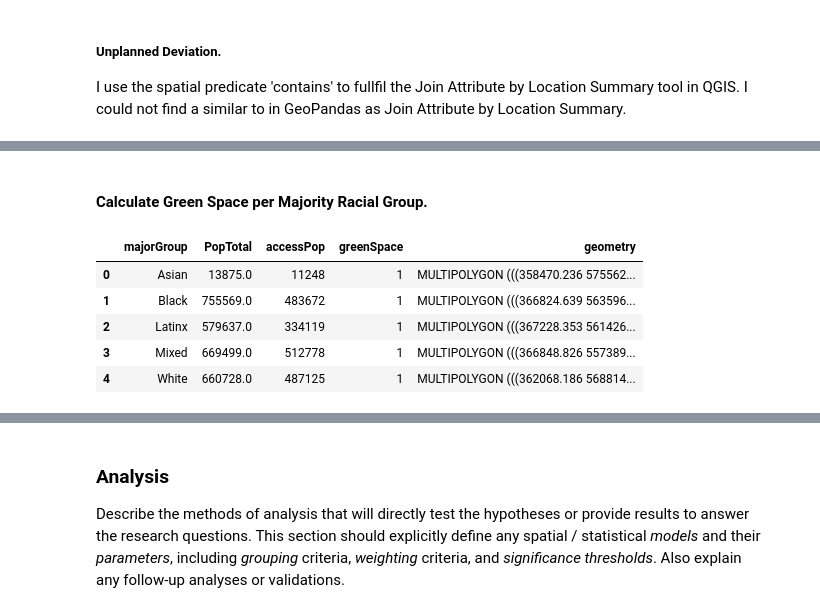
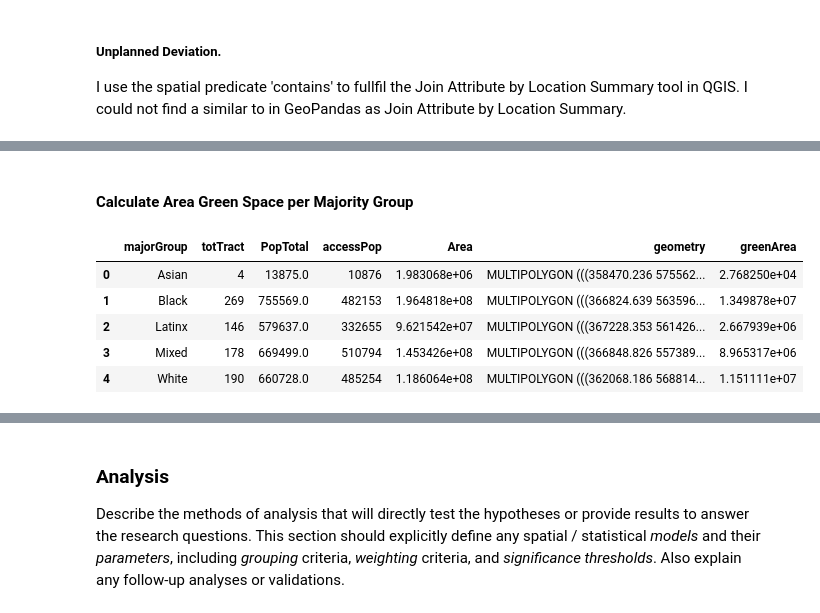
Before and after one commit to t-sutter/RPr-Chicago-Greenspaces, a Jupyter notebook: procedure/code/01-RPr-Chicago-Greenspaces.ipynb, the cells around one changed output, grey strips where cells are left out. Drawn from its saved outputs; the diff is of its cells as text; code cells hidden in the pictures.

```diff
--- a/procedure/code/01-RPr-Chicago-Greenspaces.ipynb
+++ b/procedure/code/01-RPr-Chicago-Greenspaces.ipynb
@@ -444,16 +444,15 @@ dtype: geometry
 # %% [markdown]
 #### Create Green Spaces Buffer
 # %%
-
 # Buffer greenSpaces by 0.25 miles. Returns a GeoSeries.
-greenSpacesBuffer = greenSpaces.buffer((0.25*5280*0.3048))
+greenSpacesBuffer = greenSpaces.buffer((0.25*5280*0.3048), resolution=5)
 # greenSpacesBuffer['geometry'] = buffered
 # # Set crs of GeoSeries.
 greenSpacesBuffer.set_crs('epsg:6454')
 data = {'greenSpace': ['1']}
 greenSpacesBuffer = gpd.GeoDataFrame(data, geometry = greenSpacesBuffer, crs='epsg:6454')
 
-# greenSpacesBuffer = greenSpacesBuffer.set_geometry(greenSpacesBuffer[0])
+greenSpacesBuffer.to_file('/Users/tatesutter/Desktop/Blocks/gpdGreenBuffers.shp')
 
 greenSpacesBuffer
 # # Create foluim map.
@@ -545,11 +531,11 @@ blocksPop_w_access
 # %%
 # Create dictionary for GeoDataFrame of necesary columns.
-tractsDict = {'majorGroup':tracts2010.majorGroup, 'PopTotal':tracts2010.PopTotal, 'geometry':tracts2010.geometry}
+tractsDict = {'majorGroup':tracts2010.majorGroup, 'totTract':1,'PopTotal':tracts2010.PopTotal, 'geometry':tracts2010.geometry}
 # Create GeoDataFrame.
 tractsMaj = gpd.GeoDataFrame(tractsDict,crs='EPSG:6454')
 # Dissolve / group by majority racial group. Sum other values (PopTotal).
 tractsMaj = tractsMaj.dissolve(by='majorGroup', aggfunc = 'sum', as_index=False)
-
+# Visualize 'tractsMaj'.
 tractsMaj.plot(column='majorGroup',legend=True)
 tractsMaj
 # %% [output]
@@ -580,8 +566,11 @@ tractsAccessPop = blocksMajorityGroup.dissolve(by='majorGroup', aggfunc = 'sum')
 # Join tractsMajor to tractsAccessPop to have PopTotal for tractsAccessPop.
 ### I use a different predicate here than in the initial study.
 tractsAccessPop = gpd.sjoin(tractsMaj, tractsAccessPop, how='left', predicate='contains')
-# Remove 'index_right'.
+# Remove 'index_right' and 'totTract_right'.
 tractsAccessPop.pop('index_right')
+tractsAccessPop.pop('totTract_right')
+# Rename 'totTract_left' to 'totTract'.
+tractsAccessPop = tractsAccessPop.rename(columns = {'totTract_left':'totTract'})
 # Visualize results.
 #tractsMaj.plot(column='majorGroup',legend=True)
 tractsAccessPop.dtypes
@@ -595,0 +587,4 @@ tractsAccessPop
+# %%
+# Calculate and add area of each Majority Group to GeoDataFrame.
+tractsAccessPop['Area'] = tractsAccessPop.area
+tractsAccessPop
@@ -596,16 +598,18 @@ tractsAccessPop
 # %% [markdown]
-#### Calculate Green Space per Majority Racial Group.
+#### Calculate Area Green Space per Majority Group
 # %%
-# Create greenSpaces GeoDataFrame.
-gsDict = {'greenSpace': ['1'], 'geometry':greenSpaces.geometry}
+# Create gs_df (greenSpace) GeoDataFrame.
+gsDict = {'geometry':greenSpaces.geometry}
 gs_df = gpd.GeoDataFrame(gsDict, crs='EPSG:6454')
-# Clip tractsAccessPop by greenSpaces.
+# Calculate intersection of Green Spaces and Majority Groups.
 grpTractsGrnSp =tractsAccessPop.overlay(gs_df, how='intersection')
+# Calculate area of Green Spaces in each Majority Group.
+grpTractsGrnSp['greenArea'] = grpTractsGrnSp.area
 grpTractsGrnSp
 # %% [output]
-|  | majorGroup | PopTotal | accessPop | greenSpace | geometry |
-| 0 | Asian | 13875.0 | 11248 | 1 | MULTIPOLYGON (((358470.236 575562... |
-| 1 | Black | 755569.0 | 483672 | 1 | MULTIPOLYGON (((366824.639 563596... |
-| 2 | Latinx | 579637.0 | 334119 | 1 | MULTIPOLYGON (((367228.353 561426... |
-| 3 | Mixed | 669499.0 | 512778 | 1 | MULTIPOLYGON (((366848.826 557389... |
-| 4 | White | 660728.0 | 487125 | 1 | MULTIPOLYGON (((362068.186 568814... |
+|  | majorGroup | totTract | PopTotal | accessPop | Area | geometry | greenArea |
+| 0 | Asian | 4 | 13875.0 | 10876 | 1.983068e+06 | MULTIPOLYGON (((358470.236 575562... | 2.768250e+04 |
+| 1 | Black | 269 | 755569.0 | 482153 | 1.964818e+08 | MULTIPOLYGON (((366824.639 563596... | 1.349878e+07 |
+| 2 | Latinx | 146 | 579637.0 | 332655 | 9.621542e+07 | MULTIPOLYGON (((367228.353 561426... | 2.667939e+06 |
+| 3 | Mixed | 178 | 669499.0 | 510794 | 1.453426e+08 | MULTIPOLYGON (((366848.826 557389... | 8.965317e+06 |
+| 4 | White | 190 | 660728.0 | 485254 | 1.186064e+08 | MULTIPOLYGON (((362068.186 568814... | 1.151111e+07 |
```
Also changed, not shown: parts of 11 cells of this notebook.
